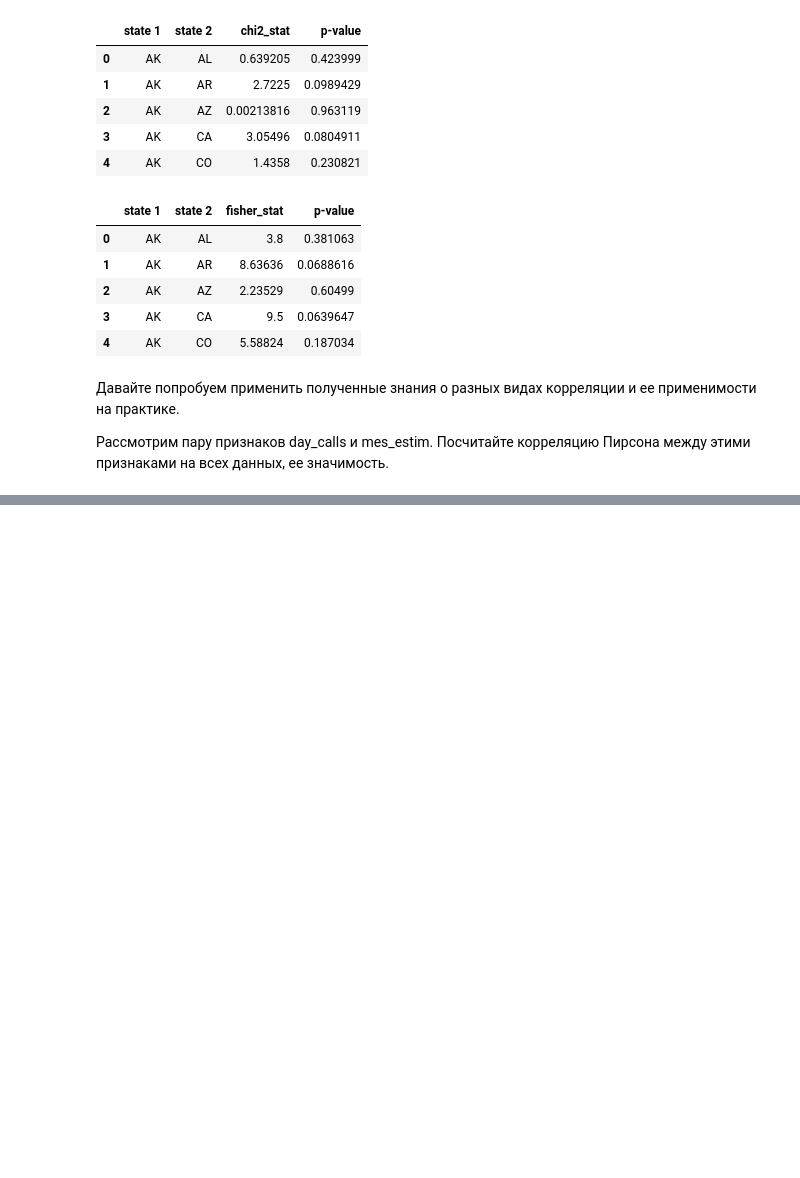
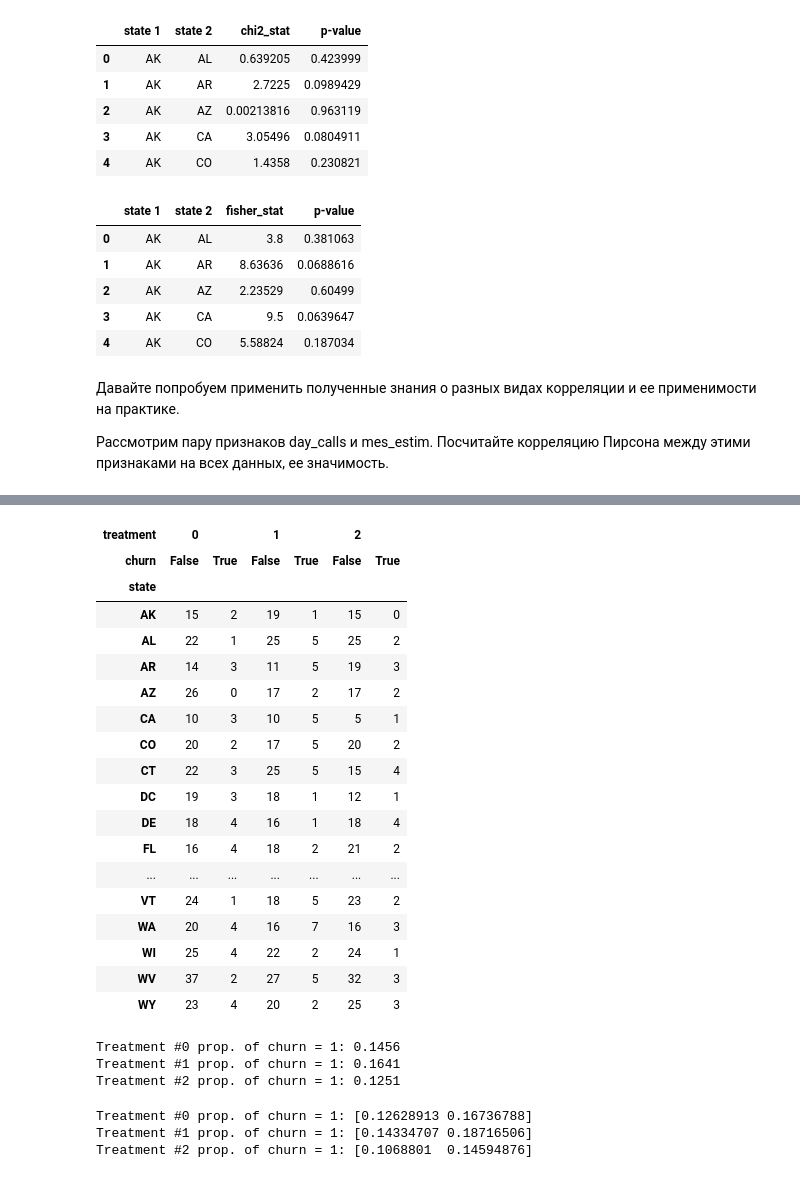
Before and after one commit to AlexG888/Specialization_from_MIPT_and_Yandex, a Jupyter notebook: course_4/theoretical_notebooks/tests.ipynb, the cells around one changed output, grey strips where cells are left out. Cells and saved outputs as stored; diff of their text form; code cells hidden in the pictures; blank space fills up the shorter version.

```diff
--- a/course_4/theoretical_notebooks/tests.ipynb
+++ b/course_4/theoretical_notebooks/tests.ipynb
@@ -2098,0 +2157,44 @@ fisher_val.head()
+# %%
+pt_states = pd.pivot_table(churn, values='account_length', index='state', columns=['treatment', 'churn'],
+                               aggfunc=len, fill_value=0)
+pt_states
+# %% [output]
+| treatment | 0 |  | 1 |  | 2 |  |
+| churn | False | True | False | True | False | True |
+| state |  |  |  |  |  |  |
+| AK | 15 | 2 | 19 | 1 | 15 | 0 |
+| AL | 22 | 1 | 25 | 5 | 25 | 2 |
+| AR | 14 | 3 | 11 | 5 | 19 | 3 |
+| AZ | 26 | 0 | 17 | 2 | 17 | 2 |
+| CA | 10 | 3 | 10 | 5 | 5 | 1 |
+| CO | 20 | 2 | 17 | 5 | 20 | 2 |
+| CT | 22 | 3 | 25 | 5 | 15 | 4 |
+| DC | 19 | 3 | 18 | 1 | 12 | 1 |
+| DE | 18 | 4 | 16 | 1 | 18 | 4 |
+| FL | 16 | 4 | 18 | 2 | 21 | 2 |
+| ... | ... | ... | ... | ... | ... | ... |
+| VT | 24 | 1 | 18 | 5 | 23 | 2 |
+| WA | 20 | 4 | 16 | 7 | 16 | 3 |
+| WI | 25 | 4 | 22 | 2 | 24 | 1 |
+| WV | 37 | 2 | 27 | 5 | 32 | 3 |
+| WY | 23 | 4 | 20 | 2 | 25 | 3 |
+# %%
+props_churn = np.array([pt_states.loc[:, treat].loc[:, True].sum() /
+                        (pt_states.loc[:, treat].loc[:, False].sum() + pt_states.loc[:, treat].loc[:, True].sum())
+                        for treat in range(3)])
+for i, prop in enumerate(props_churn):
+    print('Treatment #%d prop. of churn = 1: %.4f' % (i, prop))
+# %% [output]
+Treatment #0 prop. of churn = 1: 0.1456
+Treatment #1 prop. of churn = 1: 0.1641
+Treatment #2 prop. of churn = 1: 0.1251
+# %%
+wilson_ints = np.array([proportion_confint(pt_states.loc[:, treat].loc[:, True].sum(),
+                                           (pt_states.loc[:, treat].loc[:, False].sum() + pt_states.loc[:, treat].loc[:, True].sum()),
+                                           method='wilson') for treat in range(3)])
+for i, wils in enumerate(wilson_ints):
+    print('Treatment #%d prop. of churn = 1: %s' % (i, str(wils)))
+# %% [output]
+Treatment #0 prop. of churn = 1: [0.12628913 0.16736788]
+Treatment #1 prop. of churn = 1: [0.14334707 0.18716506]
+Treatment #2 prop. of churn = 1: [0.1068801  0.14594876]
```
Also changed, not shown: parts of 23 cells of this notebook.
